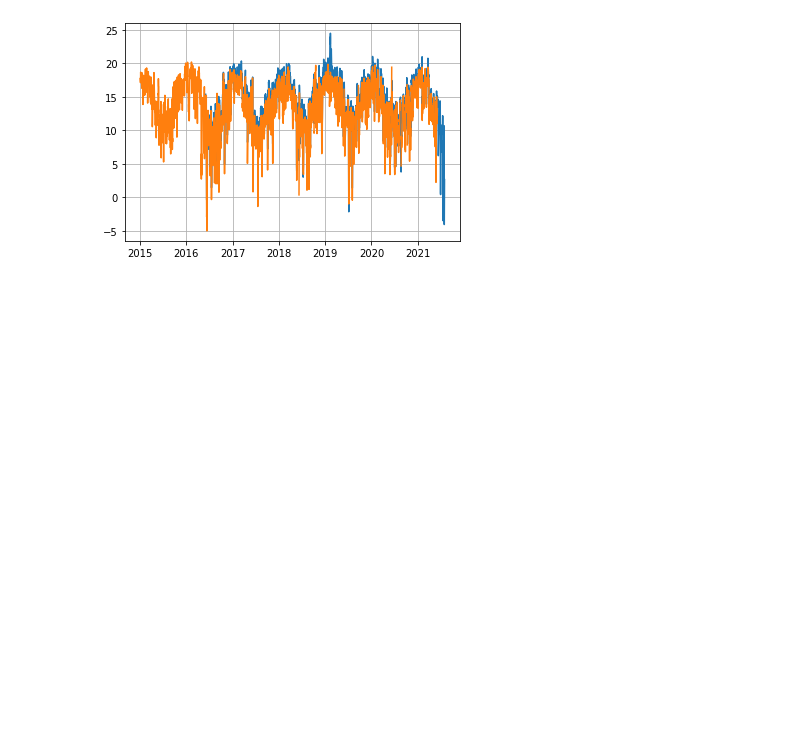
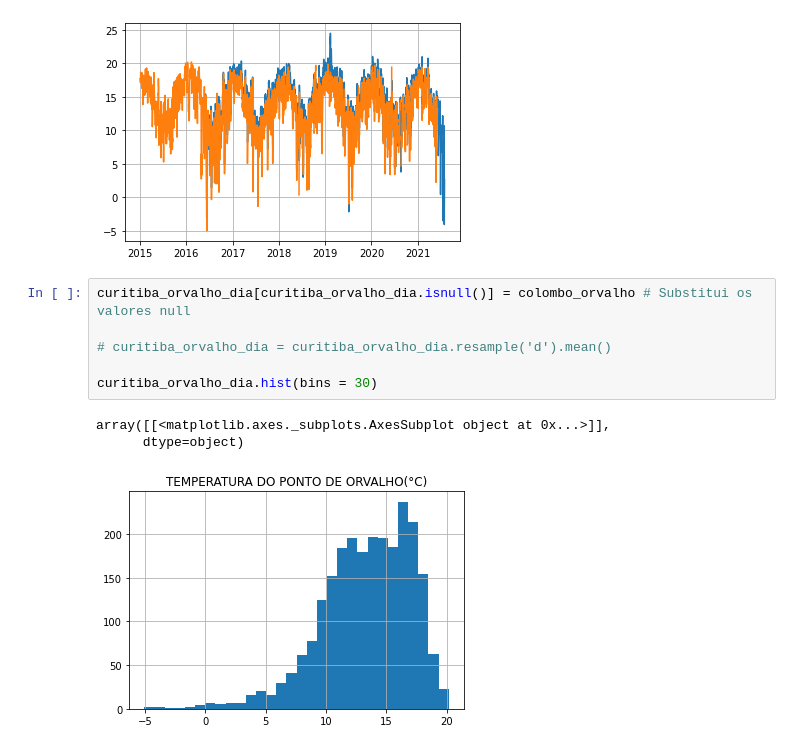
Before and after one commit to CostaNathan/doctorate, a Jupyter notebook: Prova_1.ipynb, the cells around one changed output. Drawn from its saved outputs; the diff is of its cells as text; blank space fills up the shorter version.

```diff
--- a/Prova_1.ipynb
+++ b/Prova_1.ipynb
@@ -352,3 +310,13 @@ plt.plot(curitiba_orvalho_dia)
 plt.grid()
 # %% [output]
 [figure]
+# %%
+curitiba_orvalho_dia[curitiba_orvalho_dia.isnull()] = colombo_orvalho # Substitui os valores null
+
+# curitiba_orvalho_dia = curitiba_orvalho_dia.resample('d').mean()
+
+curitiba_orvalho_dia.hist(bins = 30)
+# %% [output]
+array([[<matplotlib.axes._subplots.AxesSubplot object at 0x...>]],
+      dtype=object)
+[figure, added]
```
Also changed, not shown: parts of 5 cells of this notebook.
